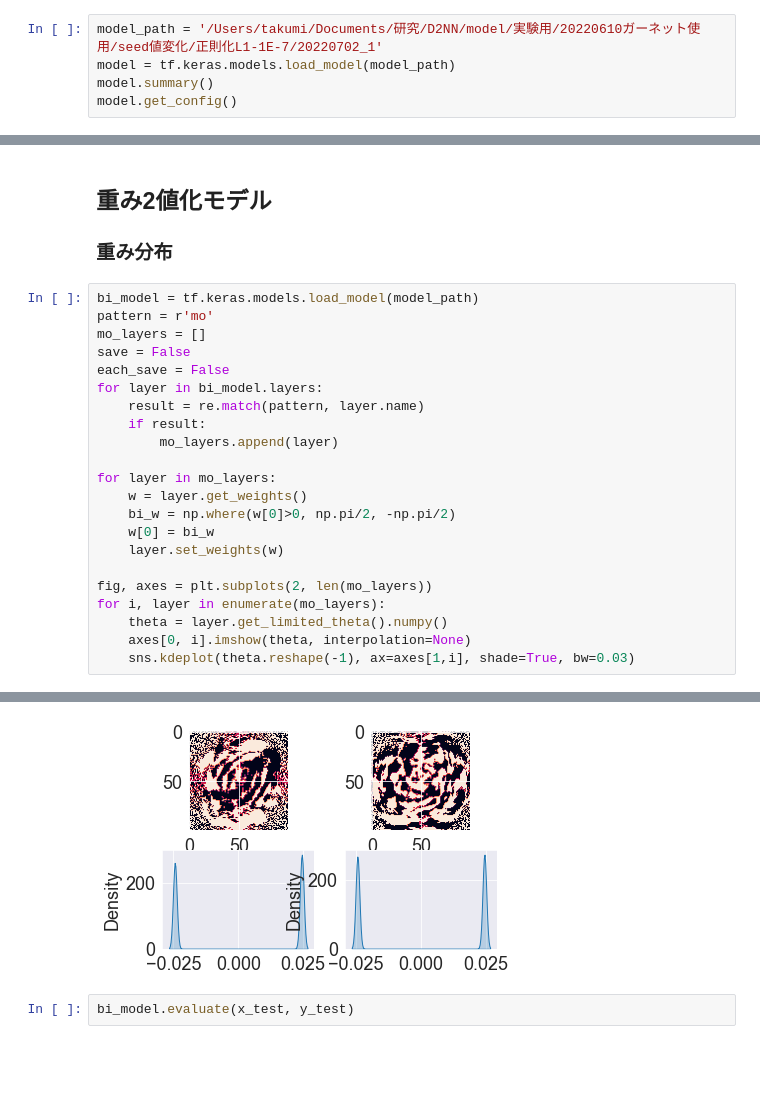
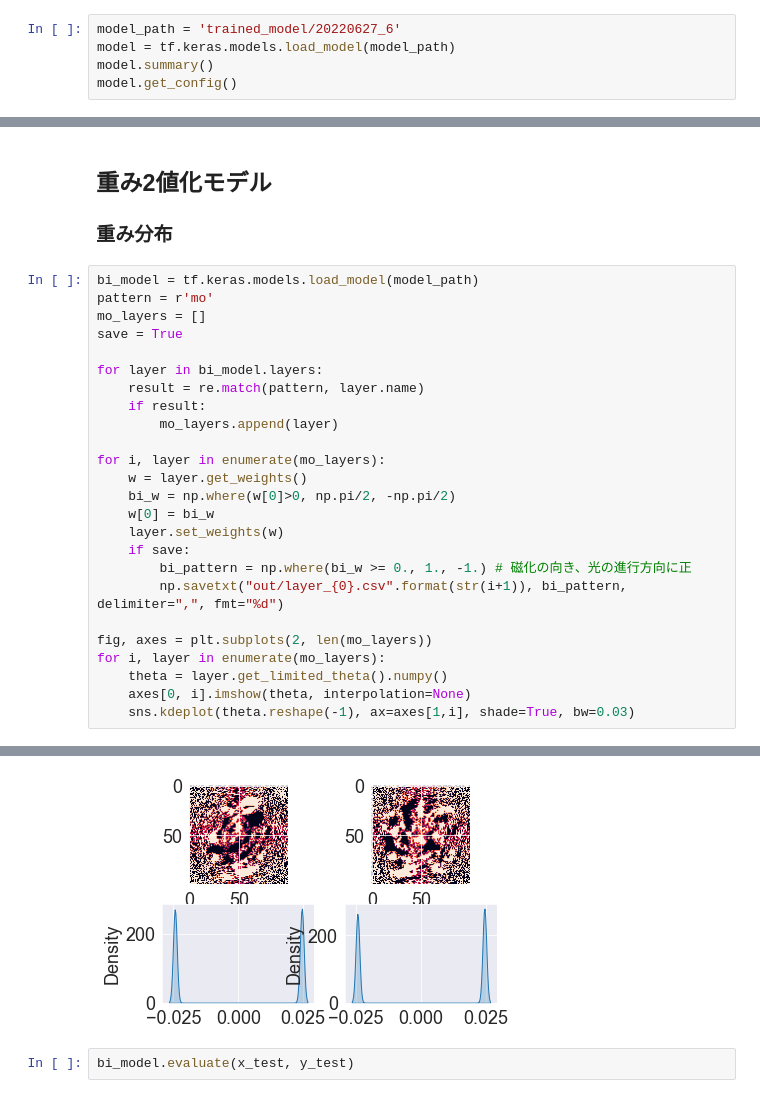
Before and after one commit to fftakumi/MOD2NN, a Jupyter notebook: Faraday/two_dim/inspection.ipynb, the cells around one changed output, grey strips where cells are left out. Drawn from its saved outputs; the diff is of its cells as text; blank space fills up the shorter version.

Commit message:
layers optimization

```diff
--- a/Faraday/two_dim/inspection.ipynb
+++ b/Faraday/two_dim/inspection.ipynb
@@ -53,7 +53,7 @@ y_train = y_train[:-5000]
 # 単一モデル
 ### モデル読み込み
 # %%
-model_path = '/Users/takumi/Documents/研究/D2NN/model/実験用/20220610ガーネット使用/seed値変化/正則化L1-1E-7/20220702_1'
+model_path = 'trained_model/20220627_6'
 model = tf.keras.models.load_model(model_path)
 model.summary()
 model.get_config()
@@ -505,18 +498,21 @@ for i, layer in enumerate(mo_layers):
 bi_model = tf.keras.models.load_model(model_path)
 pattern = r'mo'
 mo_layers = []
-save = False
-each_save = False
+save = True
+
 for layer in bi_model.layers:
     result = re.match(pattern, layer.name)
     if result:
         mo_layers.append(layer)
 
-for layer in mo_layers:
+for i, layer in enumerate(mo_layers):
     w = layer.get_weights()
     bi_w = np.where(w[0]>0, np.pi/2, -np.pi/2)
     w[0] = bi_w
     layer.set_weights(w)
+    if save:
+        bi_pattern = np.where(bi_w >= 0., 1., -1.) # 磁化の向き、光の進行方向に正
+        np.savetxt("out/layer_{0}.csv".format(str(i+1)), bi_pattern, delimiter=",", fmt="%d")
 
 fig, axes = plt.subplots(2, len(mo_layers))
 for i, layer in enumerate(mo_layers):
@@ -529,4 +525,4 @@ for i, layer in enumerate(mo_layers):
-[figure, old version]
+[figure, new version]
 # %%
 bi_model.evaluate(x_test, y_test)
 # %% [output]
```
Also changed, not shown: parts of 3 cells of this notebook, 3 other files.
